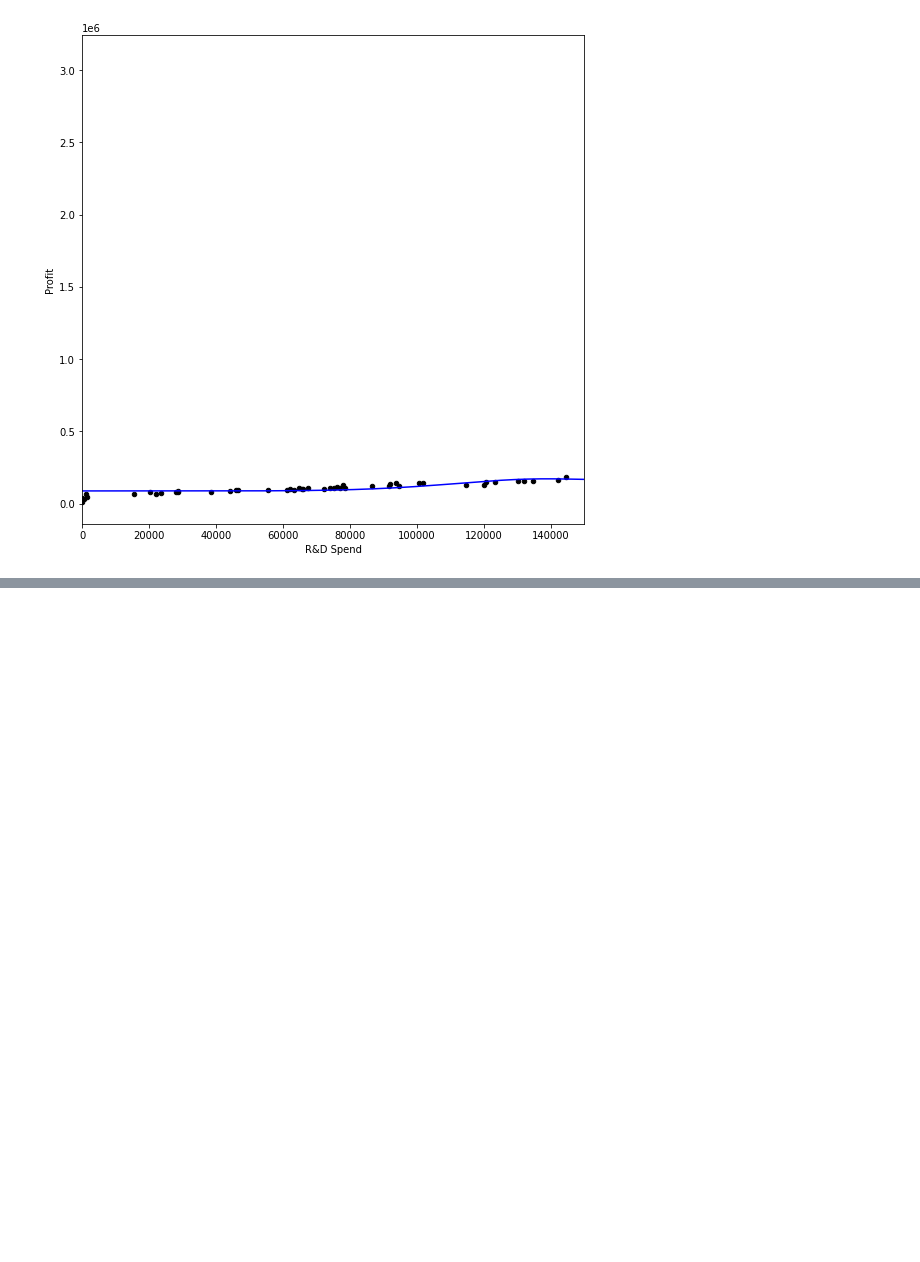
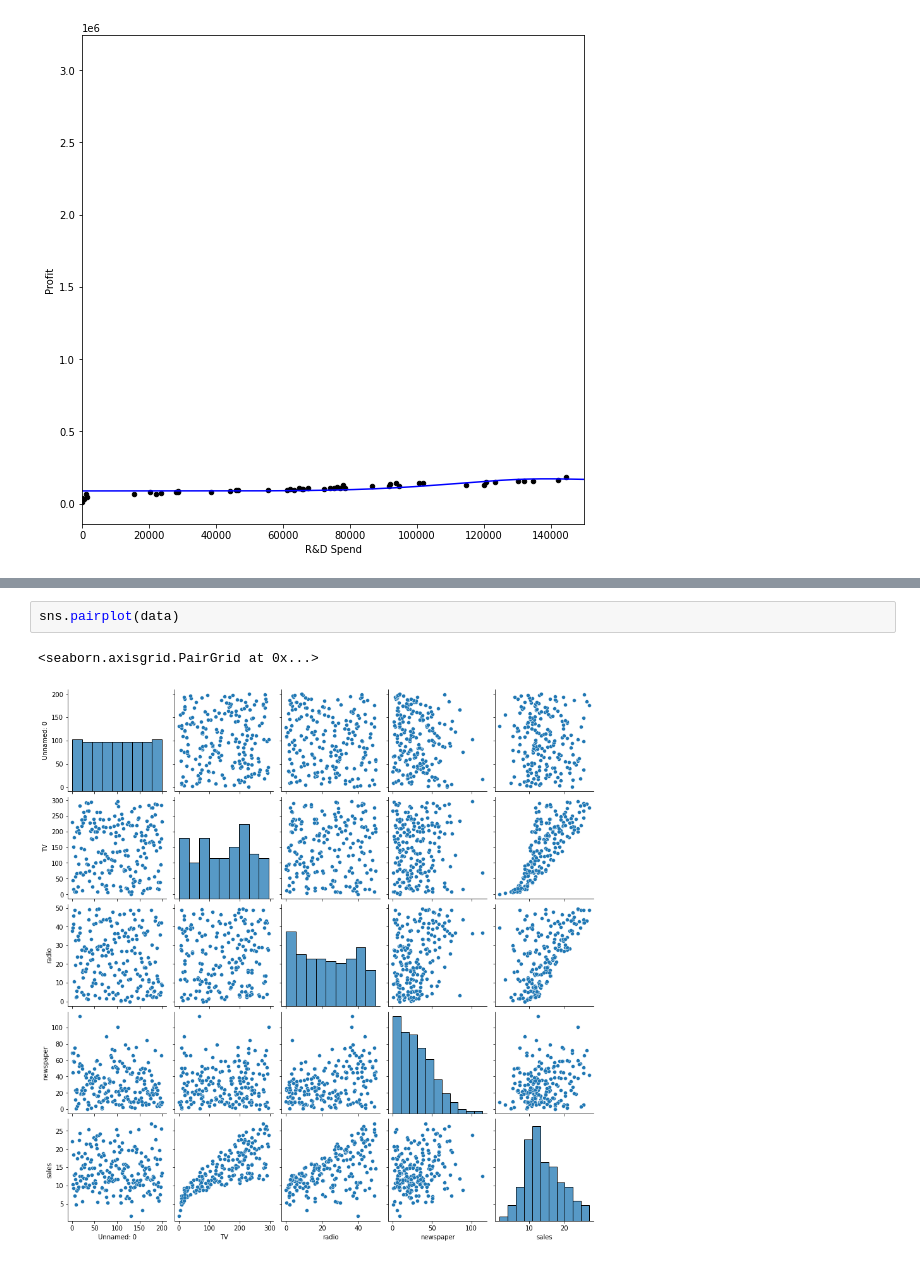
Before and after one commit to Steel3264/AI, a Jupyter notebook: AI_W7_17_03_23.ipynb, the cells around one changed output, grey strips where cells are left out. Drawn from its saved outputs; the diff is of its cells as text; blank space fills up the shorter version.

```diff
--- a/AI_W7_17_03_23.ipynb
+++ b/AI_W7_17_03_23.ipynb
@@ -263,0 +299,5 @@ plt.plot(range, y_pred, color = 'blue')
+# %%
+sns.pairplot(data)
+# %% [output]
+<seaborn.axisgrid.PairGrid at 0x...>
+[figure, added]
```
Also changed, not shown: parts of 9 cells of this notebook.
